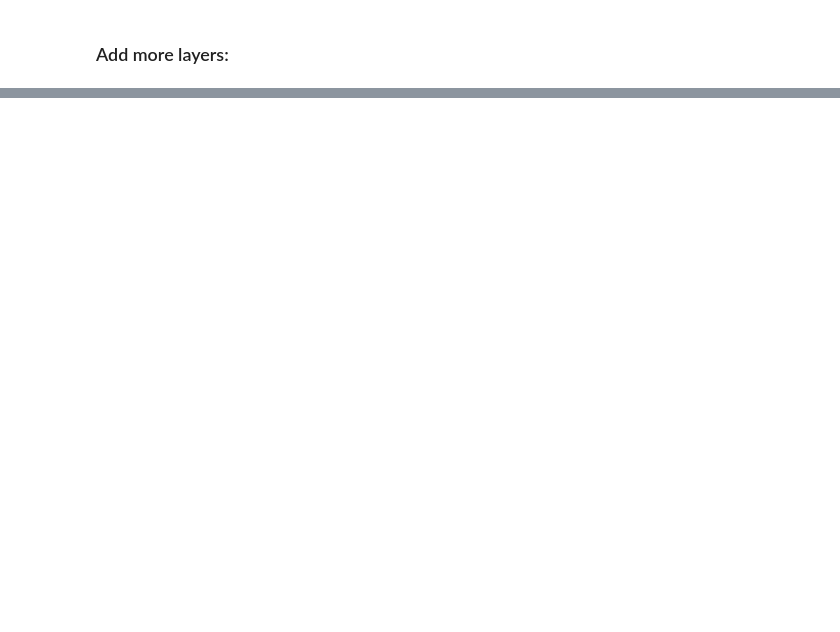
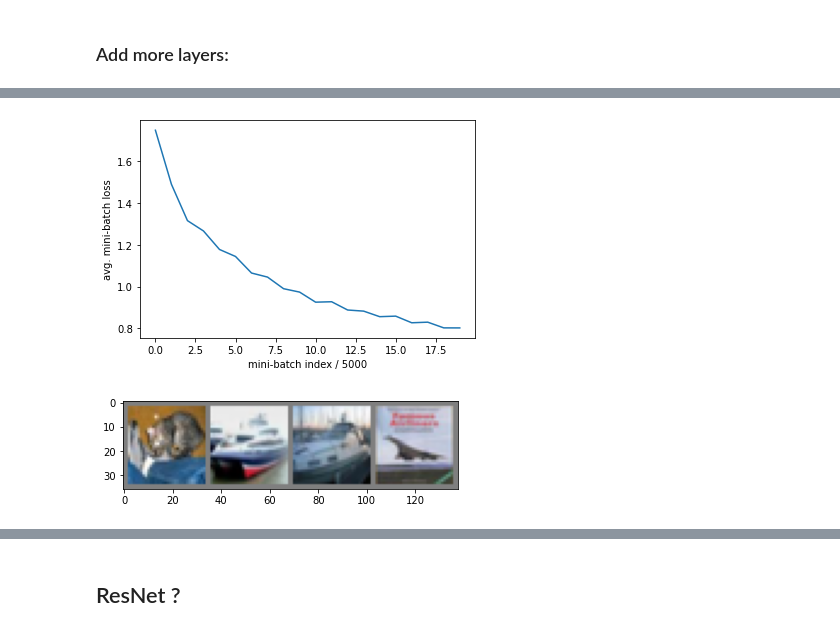
Before and after one commit to zic017/COGS181-CNN-Image-Classification, a Jupyter notebook: CNNPyTorch.ipynb, the cells around one changed output, grey strips where cells are left out. Drawn from its saved outputs; the diff is of its cells as text; code cells hidden in the pictures; blank space fills up the shorter version.

```diff
--- a/CNNPyTorch.ipynb
+++ b/CNNPyTorch.ipynb
@@ -613,63 +762,50 @@ class Net(nn.Module):
 
         #block two
         self.c_2 = Conv2d(10, 20, 3, stride=1, padding=1)
-        self.r_2 = ReLU()
-        self.avg_2 = AvgPool2d(2)
+#         self.r_2 = ReLU()
+#         self.avg_2 = AvgPool2d(2)
 
         #Block three
-        self.c_3 = Conv2d(20, 30, 3, stride=1, padding=1)
-        self.r_3 = ReLU()
-        self.avg_3 = AvgPool2d(2)
+        self.c_3 = Conv2d(20, 40, 3, stride=1, padding=1)
+        self.r_2 = LeakyReLU(negative_slope=0.15)
+#         self.avg_3 = AvgPool2d(2)
 
         #Block four
-        self.c_4 = Conv2d(30, 40, 3, stride=1, padding=1)
-        self.r_4 = ReLU()
-        self.avg_4 = AvgPool2d(2)
+        self.c_4 = Conv2d(40, 60, 3, stride=1, padding=1)
+#         self.r_4 = LeakyReLU(negative_slope=0.15)
+#         self.avg_4 = AvgPool2d(2)
 
 
-        self.l_1 = nn.Linear(160, 100)
-        self.r_3 = ReLU()
+        self.l_1 = nn.Linear(240, 100)
+#         self.r_3 = ReLU()
         self.l_2 = nn.Linear(100, 10)
 
     def forward(self, x):
         ###### Fill the blank here ######
 
-        #print(x.shape)
-        x = self.c_1(x)
-        #print(x.shape)
-        x = self.r_1(x)
-        #print(x.shape)
-        x = self.avg_1(x)
+        x = self.avg_1(self.r_1(self.c_1(x)))
         #print(x.shape)
 
-        x = self.c_2(x)
-        #print(x.shape)
-        x = self.r_2(x)
-        #print(x.shape)
-        x = self.avg_2(x)
+        x = self.avg_1(self.r_1(self.c_2(x)))
+        #x = self.r_2(x)
+        #x = self.avg_2(x)
         #print(x.shape)
 
-        x = self.c_3(x)
-        #print(x.shape)
-        x = self.r_3(x)
-        #print(x.shape)
-        x = self.avg_3(x)
+        x = self.avg_1(self.r_2(self.c_3(x)))
+#         x = self.c_3(x)
+#         x = self.r_3(x)
+#         x = self.avg_3(x)
 
-        x = self.c_4(x)
-        #print(x.shape)
-        x = self.r_4(x)
-        #print(x.shape)
-        x = self.avg_4(x)
+        x = self.avg_1(self.r_2(self.c_4(x)))
+#         x = self.c_4(x)
+#         x = self.r_4(x)
+#         x = self.avg_4(x)
 
-        x = flatten(x, start_dim=1)
-        #print(x.shape)
+#         x = flatten(x, start_dim=1)
+        x = x.view(-1, 240)
 
-        x = self.l_1(x)
-        #print(x.shape)
-        x = self.r_3(x)
-        #print(x.shape)
+        x = self.r_2(self.l_1(x))
         x = self.l_2(x)
-        #print(x.shape)
 
         return x
 
@@ -680,8 +816,8 @@ net.to(device)  # Move the network parameters to the specified device.
 loss_func = nn.CrossEntropyLoss()
 
 # SGD
-opt = optim.SGD(net.parameters(), lr=0.001, momentum=0.9)
-
+# opt = optim.SGD(net.parameters(), lr=0.001, momentum=0.9)
+opt = optim.Adamax(net.parameters(), lr=0.002, betas=(0.9, 0.999), eps=1e-08, weight_decay=0)
 
 # Training procedure
 st = time.time()
@@ -694,8 +830,6 @@ for epoch in range(epochs):  # Loop over the dataset multiple times.
     for i, data in enumerate(trainloader, 0):
         # Get the inputs.
         inputs, labels = data
-#         print(inputs)
-#         print(labels)
         # Move the inputs to the specified device.
         inputs, labels = inputs.to(device), labels.to(device)
 
@@ -777,3 +911,4 @@ with torch.no_grad():
 for i in range(10):
     print('Accuracy of %5s : %2d %%' % (
         classes[i], 100 * class_correct[i] / class_total[i]))
+# %% [output]
@@ -779,0 +932,2 @@ for i in range(10):
+[figure, added]
+[figure, added]
@@ -779,0 +947,2 @@ for i in range(10):
+# %% [markdown]
+## ResNet ?
```
Also changed, not shown: parts of 10 cells of this notebook.
